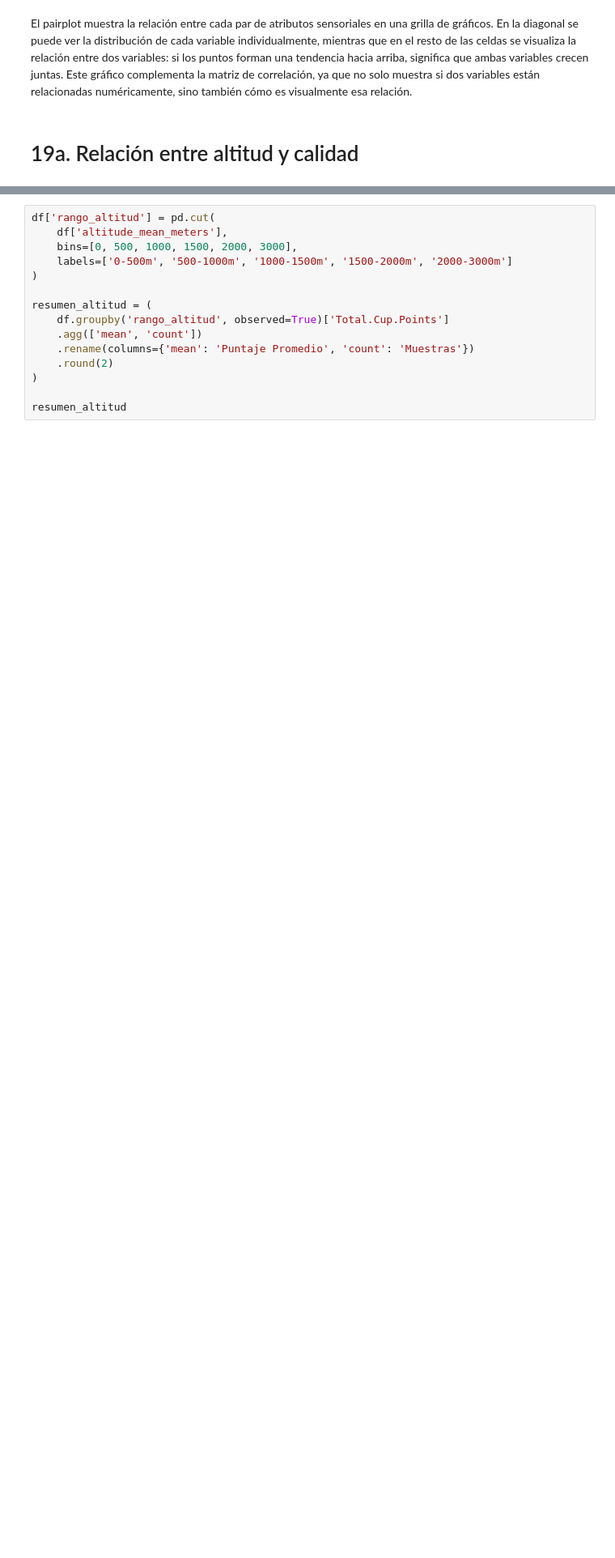
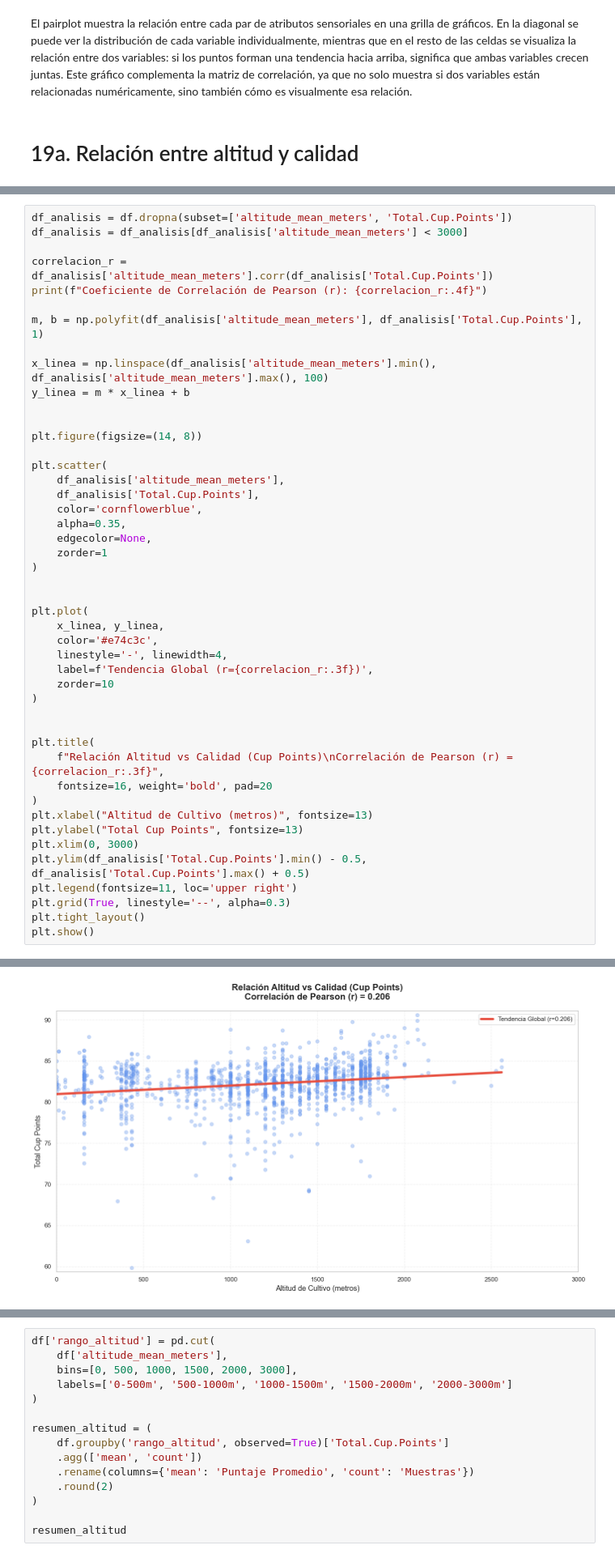
Before and after one commit to DataScienceHenryBootCampPF/DataScienceHenryBootCampPF, a Jupyter notebook: notebooks/01_EDA.ipynb, the cells around one changed output, grey strips where cells are left out. Shown at 81% size. Drawn from its saved outputs; the diff is of its cells as text; blank space fills up the shorter version.

```diff
--- a/notebooks/01_EDA.ipynb
+++ b/notebooks/01_EDA.ipynb
@@ -475,0 +456,47 @@ plt.show()
+# %%
+df_analisis = df.dropna(subset=['altitude_mean_meters', 'Total.Cup.Points'])
+df_analisis = df_analisis[df_analisis['altitude_mean_meters'] < 3000]
+
+correlacion_r = df_analisis['altitude_mean_meters'].corr(df_analisis['Total.Cup.Points'])
+print(f"Coeficiente de Correlación de Pearson (r): {correlacion_r:.4f}")
+
+m, b = np.polyfit(df_analisis['altitude_mean_meters'], df_analisis['Total.Cup.Points'], 1)
+
+x_linea = np.linspace(df_analisis['altitude_mean_meters'].min(), df_analisis['altitude_mean_meters'].max(), 100)
+y_linea = m * x_linea + b
+
+
+plt.figure(figsize=(14, 8))
+
+plt.scatter(
+    df_analisis['altitude_mean_meters'],
+    df_analisis['Total.Cup.Points'],
+    color='cornflowerblue',
+    alpha=0.35,
+    edgecolor=None,
+    zorder=1
+)
+
+
+plt.plot(
+    x_linea, y_linea,
+    color='#e74c3c',
+    linestyle='-', linewidth=4,
+    label=f'Tendencia Global (r={correlacion_r:.3f})',
+    zorder=10
+)
+
+
+plt.title(
+    f"Relación Altitud vs Calidad (Cup Points)\nCorrelación de Pearson (r) = {correlacion_r:.3f}",
+    fontsize=16, weight='bold', pad=20
+)
+plt.xlabel("Altitud de Cultivo (metros)", fontsize=13)
+plt.ylabel("Total Cup Points", fontsize=13)
+plt.xlim(0, 3000)
+plt.ylim(df_analisis['Total.Cup.Points'].min() - 0.5, df_analisis['Total.Cup.Points'].max() + 0.5)
+plt.legend(fontsize=11, loc='upper right')
+plt.grid(True, linestyle='--', alpha=0.3)
+plt.tight_layout()
+plt.show()
+# %% [output]
@@ -476 +504,2 @@ plt.show()
+[figure, added]
 # %% [markdown]
```
Also changed, not shown: parts of 27 cells of this notebook, 32 other files.
